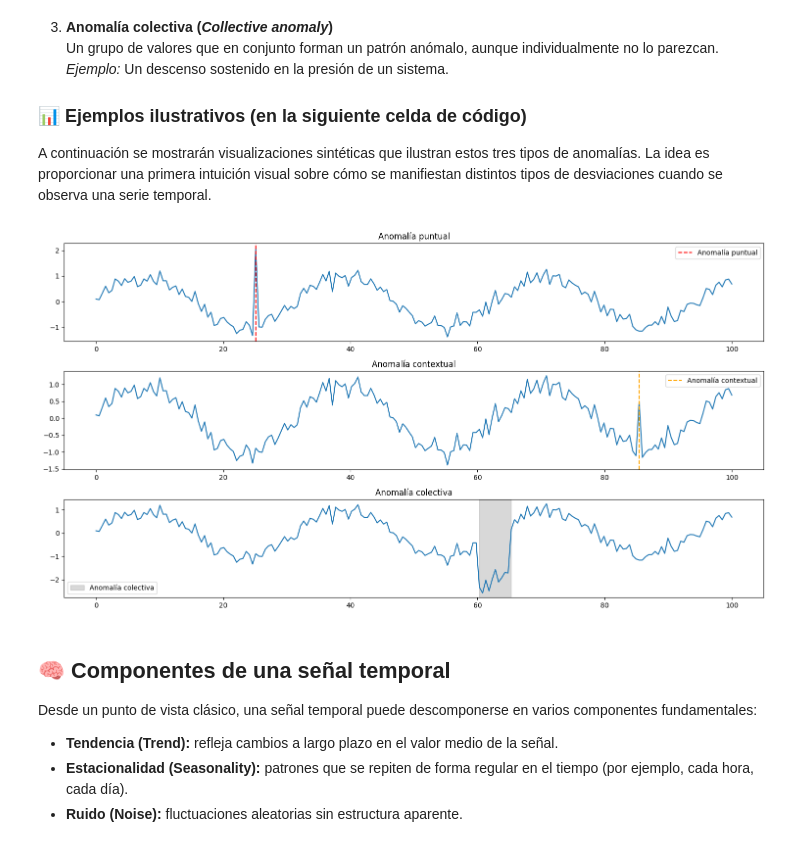
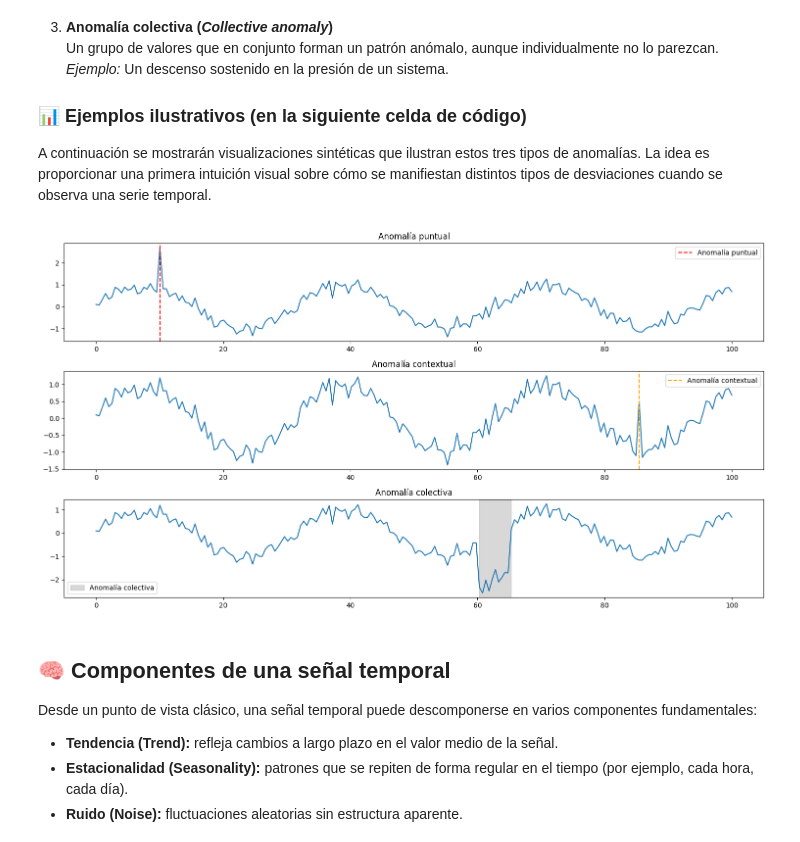
Before and after one commit to PabloAC04/MDF-ANOMALY-DETECTION, a Jupyter notebook: 01_introducción.ipynb, the cells around one changed output. Saved outputs shown, nothing was run; the diff lists cells and outputs as text; code cells hidden in the pictures.

Commit message:
Modificado valor de anomalía ejemplo

```diff
--- a/01_introducción.ipynb
+++ b/01_introducción.ipynb
@@ -62,41 +62,41 @@ serie = seasonal + noise
 
 # Anomalía puntual
 serie_punto = serie.copy()
-serie_punto[50] += 3
+serie_punto[20] += 1.5
 
 # Anomalía contextual mejorada: valor alto en un valle estacional
 serie_contextual = serie.copy()
 serie_contextual[170] = 0.5  # alta en un momento de baja esperada
 
 # Anomalía colectiva
 serie_colectiva = serie.copy()
 serie_colectiva[120:130] -= 2
 
 # Graficar
 plt.figure(figsize=(15, 8))
 
 plt.subplot(3, 1, 1)
 plt.title("Anomalía puntual")
 plt.plot(t, serie_punto)
-plt.axvline(t[50], color="red", linestyle="--", label="Anomalía puntual")
+plt.axvline(t[20], color="red", linestyle="--", label="Anomalía puntual")
 plt.legend()
 
 plt.subplot(3, 1, 2)
 plt.title("Anomalía contextual")
 plt.plot(t, serie_contextual)
 plt.axvline(t[170], color="orange", linestyle="--", label="Anomalía contextual")
 plt.legend()
 
 plt.subplot(3, 1, 3)
 plt.title("Anomalía colectiva")
 plt.plot(t, serie_colectiva)
 plt.axvspan(t[120], t[130], color="gray", alpha=0.3, label="Anomalía colectiva")
 plt.legend()
 
 plt.tight_layout()
 plt.show()
 # %% [output]
-[figure, old version]
+[figure, new version]
 # %% [markdown]
 ## 🧠 Componentes de una señal temporal
 
```
